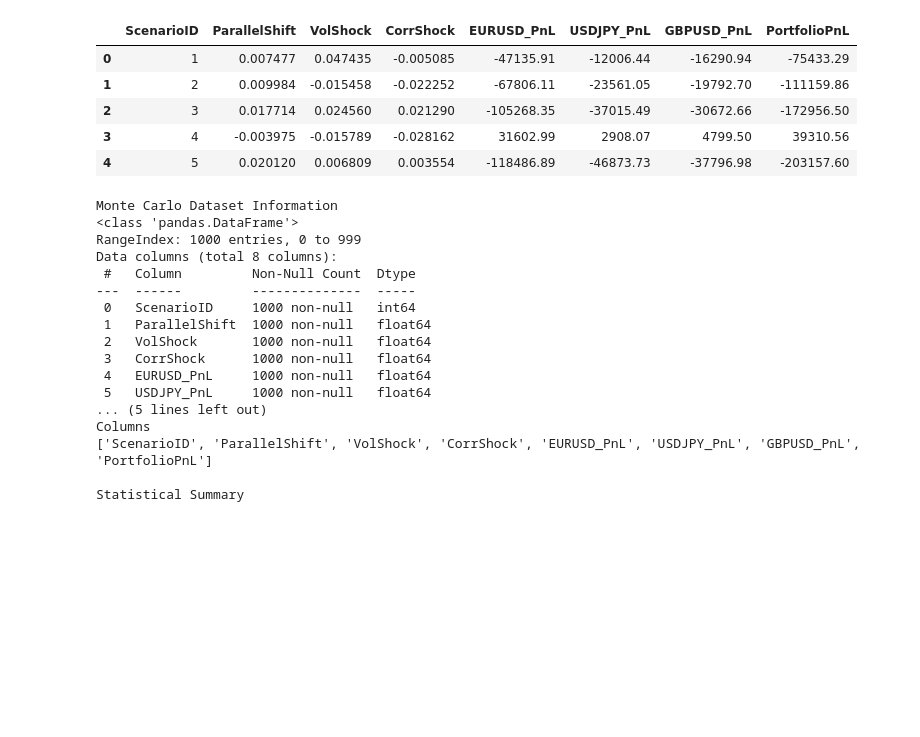
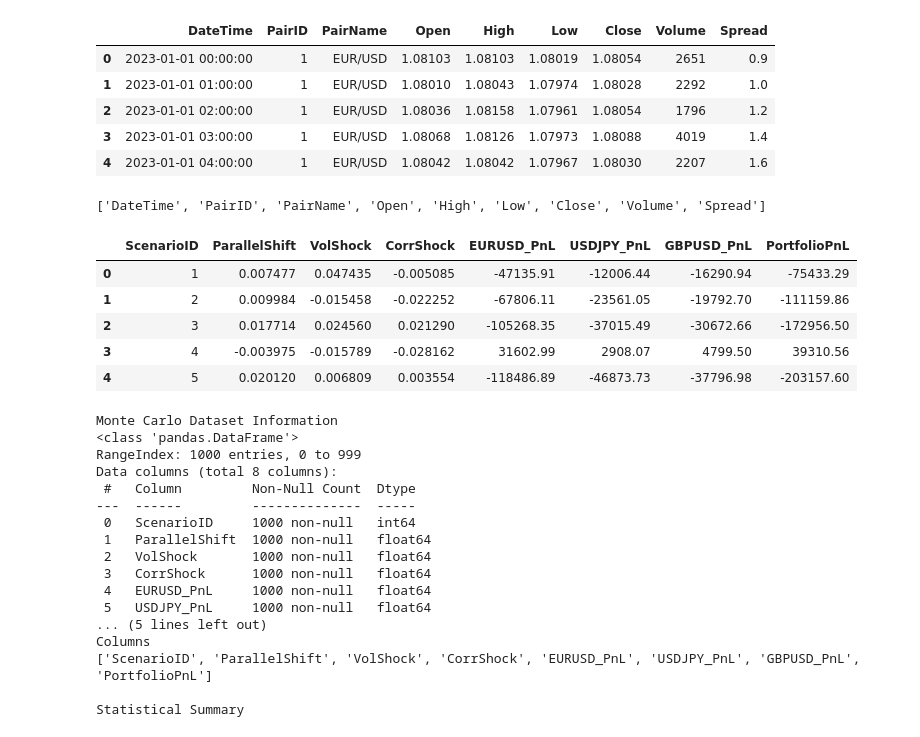
Before and after one commit to ZethetaIntern/Project_1C_Forex_AI_Agent3, a Jupyter notebook: notebooks/07_Monte_Carlo_Analysis.ipynb, the cells around one changed output. Cells and saved outputs as stored; diff of their text form; code cells hidden in the pictures; blank space fills up the shorter version.

```diff
--- a/notebooks/07_Monte_Carlo_Analysis.ipynb
+++ b/notebooks/07_Monte_Carlo_Analysis.ipynb
@@ -1,4 +1,21 @@
 # %%
 import pandas as pd
 import numpy as np
 import matplotlib.pyplot as plt
+
+price = pd.read_csv("../data/forex_price_data.csv")
+
+price["DateTime"] = pd.to_datetime(price["DateTime"])
+
+price.head()
+# %% [output]
+|  | DateTime | PairID | PairName | Open | High | Low | Close | Volume | Spread |
+| 0 | 2023-01-01 00:00:00 | 1 | EUR/USD | 1.08103 | 1.08103 | 1.08019 | 1.08054 | 2651 | 0.9 |
+| 1 | 2023-01-01 01:00:00 | 1 | EUR/USD | 1.08010 | 1.08043 | 1.07974 | 1.08028 | 2292 | 1.0 |
+| 2 | 2023-01-01 02:00:00 | 1 | EUR/USD | 1.08036 | 1.08158 | 1.07961 | 1.08054 | 1796 | 1.2 |
+| 3 | 2023-01-01 03:00:00 | 1 | EUR/USD | 1.08068 | 1.08126 | 1.07973 | 1.08088 | 4019 | 1.4 |
+| 4 | 2023-01-01 04:00:00 | 1 | EUR/USD | 1.08042 | 1.08042 | 1.07967 | 1.08030 | 2207 | 1.6 |
+# %%
+print(price.columns.tolist())
+# %% [output]
+['DateTime', 'PairID', 'PairName', 'Open', 'High', 'Low', 'Close', 'Volume', 'Spread']
```
Also changed, not shown: parts of 2 cells of this notebook.
